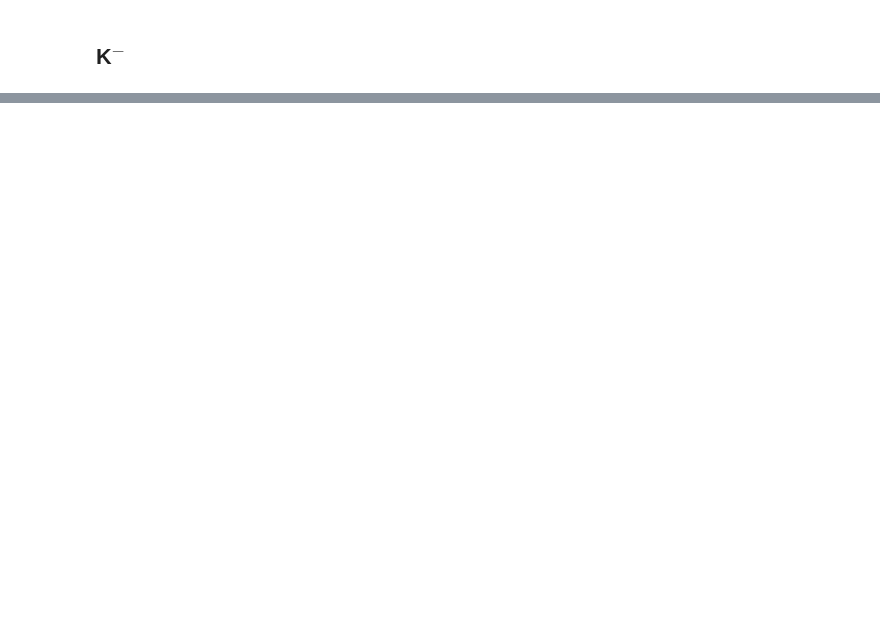
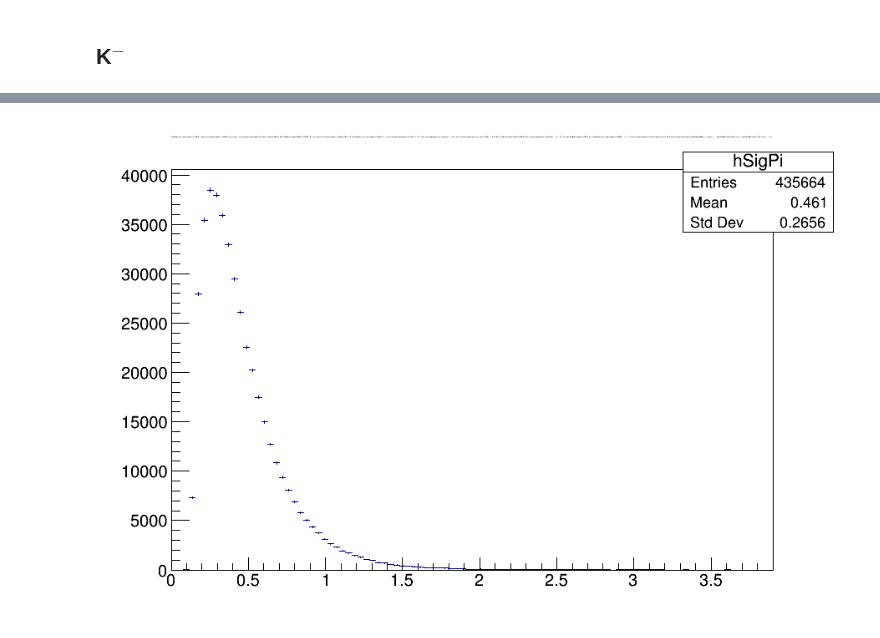
Before and after one commit to jdbrice/ipyLog, a Jupyter notebook: Rcp/urqmd/Preview_Energy_Loss.ipynb, the cells around one changed output, grey strips where cells are left out. Drawn from its saved outputs; the diff is of its cells as text; code cells hidden in the pictures; blank space fills up the shorter version.

```diff
--- a/Rcp/urqmd/Preview_Energy_Loss.ipynb
+++ b/Rcp/urqmd/Preview_Energy_Loss.ipynb
@@ -84,0 +88,6 @@ can
+# %%
+mc.Draw( "StMiniMcEvent.mMatchedPairs.mPtPr>>hBackPi", "StMiniMcEvent.mMatchedPairs.mParentGeantId>0 && StMiniMcEvent.mMatchedPairs.mGeantId==8 && StMiniMcEvent.mMatchedPairs.mPtPr > 0.1  && StMiniMcEvent.mMatchedPairs.mDedxPts > 10 && StMiniMcEvent.mMatchedPairs.mFitPts > 15 && StMiniMcEvent.mMatchedPairs.mFitPts / StMiniMcEvent.mMatchedPairs.mAllPts > 0.52 && StMiniMcEvent.mMatchedPairs.mDcaGl < 1.0 && StMiniMcEvent.mMatchedPairs.mPtGl/StMiniMcEvent.mMatchedPairs.mPtPr < 10.0 / 7.0 && StMiniMcEvent.mMatchedPairs.mPtGl/StMiniMcEvent.mMatchedPairs.mPtPr > 7.0 / 10.0 && StMiniMcEvent.mNUncorrectedPrimaries > 5 && sqrt( StMiniMcEvent.mVertexX*StMiniMcEvent.mVertexX + (StMiniMcEvent.mVertexY + 0.89)*(StMiniMcEvent.mVertexY + 0.89) ) < 1.0 ")
+mc.Draw( "StMiniMcEvent.mMatchedPairs.mPtPr>>hSigPi", "StMiniMcEvent.mMatchedPairs.mParentGeantId==0 && StMiniMcEvent.mMatchedPairs.mGeantId==8 && StMiniMcEvent.mMatchedPairs.mPtPr > 0.1  && StMiniMcEvent.mMatchedPairs.mDedxPts > 10 && StMiniMcEvent.mMatchedPairs.mFitPts > 15 && StMiniMcEvent.mMatchedPairs.mFitPts / StMiniMcEvent.mMatchedPairs.mAllPts > 0.52 && StMiniMcEvent.mMatchedPairs.mDcaGl < 1.0 && StMiniMcEvent.mMatchedPairs.mPtGl/StMiniMcEvent.mMatchedPairs.mPtPr < 10.0 / 7.0 && StMiniMcEvent.mMatchedPairs.mPtGl/StMiniMcEvent.mMatchedPairs.mPtPr > 7.0 / 10.0 && StMiniMcEvent.mNUncorrectedPrimaries > 5 && sqrt( StMiniMcEvent.mVertexX*StMiniMcEvent.mVertexX + (StMiniMcEvent.mVertexY + 0.89)*(StMiniMcEvent.mVertexY + 0.89) ) < 1.0 ")
+can
+# %% [output]
+[figure, added]
```
Also changed, not shown: parts of 15 cells of this notebook, 2 other files.
